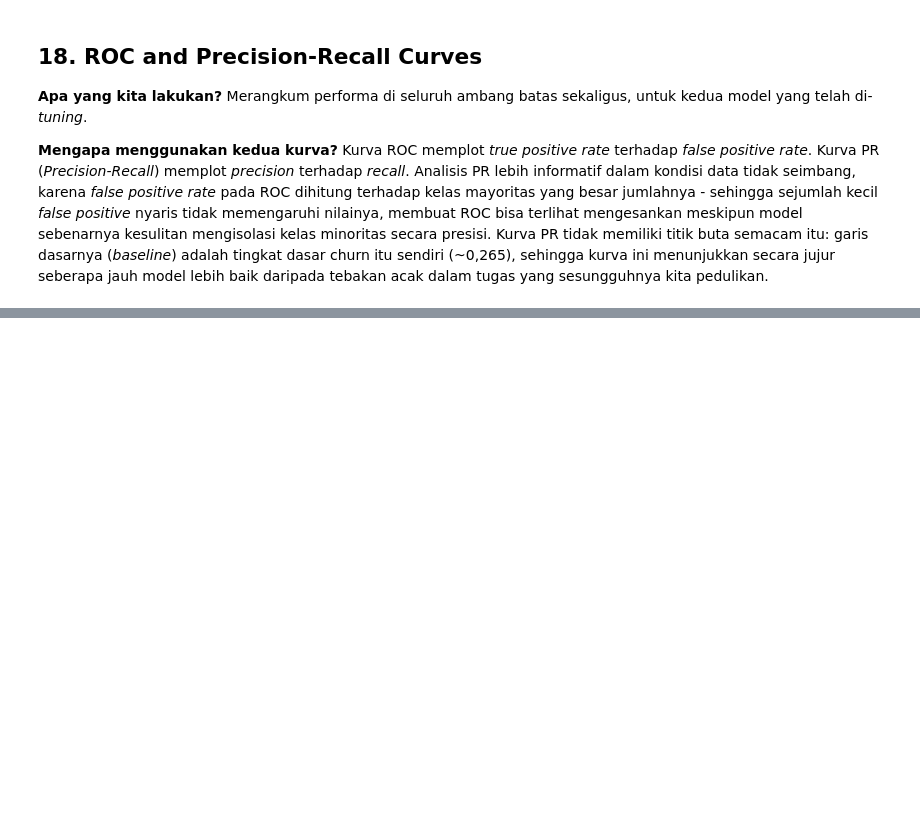
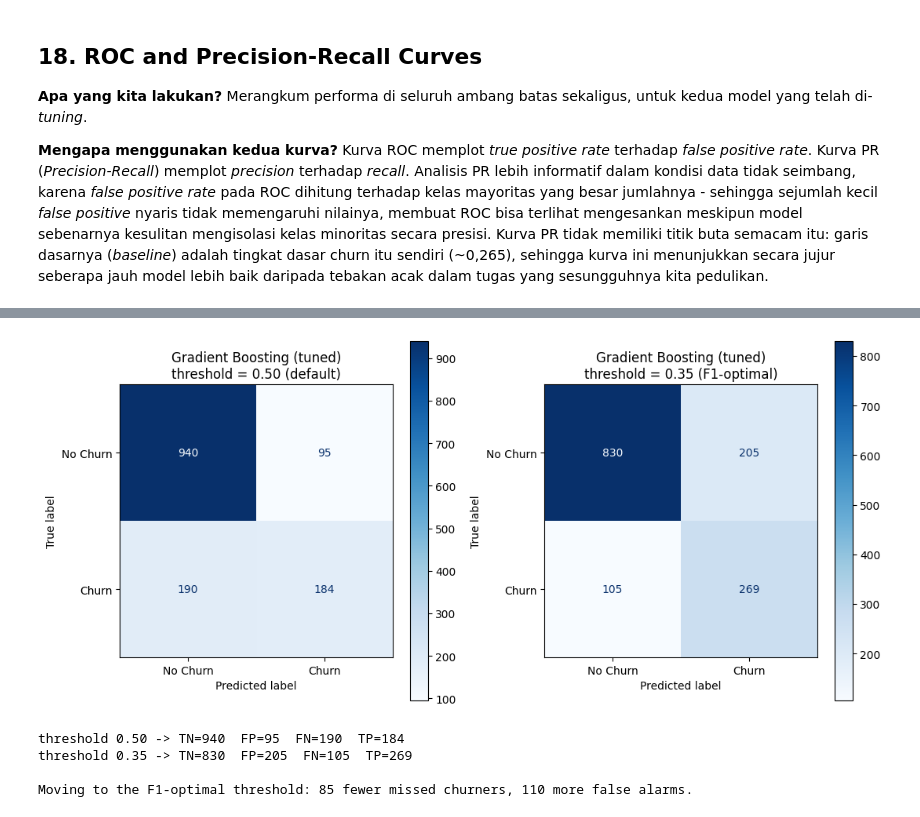
Before and after one commit to DaffaAlfiannoor/Customer-Churn-Analysis-and-Prediction, a Jupyter notebook: prediction.ipynb, the cells around one changed output, grey strips where cells are left out. Saved outputs shown, nothing was run; the diff lists cells and outputs as text; code cells hidden in the pictures; blank space fills up the shorter version.

```diff
--- a/prediction.ipynb
+++ b/prediction.ipynb
@@ -994,0 +1041,27 @@ Ini sama sekali **bukan berarti** "ambang batas terbaik". Ada tiga catatan penti
+# %%
+final_threshold = best_f1_row['threshold']
+y_pred_default = (y_proba_final >= 0.5).astype(int)
+y_pred_tuned_thresh = (y_proba_final >= final_threshold).astype(int)
+
+fig, axes = plt.subplots(1, 2, figsize=(11, 5))
+ConfusionMatrixDisplay.from_predictions(y_test, y_pred_default,
+                                        display_labels=['No Churn', 'Churn'], ax=axes[0], cmap='Blues')
+axes[0].set_title(f"{final_name}\nthreshold = 0.50 (default)")
+ConfusionMatrixDisplay.from_predictions(y_test, y_pred_tuned_thresh,
+                                        display_labels=['No Churn', 'Churn'], ax=axes[1], cmap='Blues')
+axes[1].set_title(f"{final_name}\nthreshold = {final_threshold:.2f} (F1-optimal)")
+plt.tight_layout()
+plt.show()
+
+tn0, fp0, fn0, tp0 = confusion_matrix(y_test, y_pred_default).ravel()
+tn1, fp1, fn1, tp1 = confusion_matrix(y_test, y_pred_tuned_thresh).ravel()
+print(f"threshold 0.50 -> TN={tn0}  FP={fp0}  FN={fn0}  TP={tp0}")
+print(f"threshold {final_threshold:.2f} -> TN={tn1}  FP={fp1}  FN={fn1}  TP={tp1}")
+print(f"\nMoving to the F1-optimal threshold: {fn0 - fn1} fewer missed churners, "
+      f"{fp1 - fp0} more false alarms.")
+# %% [output]
+[figure, added]
+threshold 0.50 -> TN=940  FP=95  FN=190  TP=184
+threshold 0.35 -> TN=830  FP=205  FN=105  TP=269
+
+Moving to the F1-optimal threshold: 85 fewer missed churners, 110 more false alarms.
```
Also changed, not shown: parts of 31 cells of this notebook, 1 other file.
